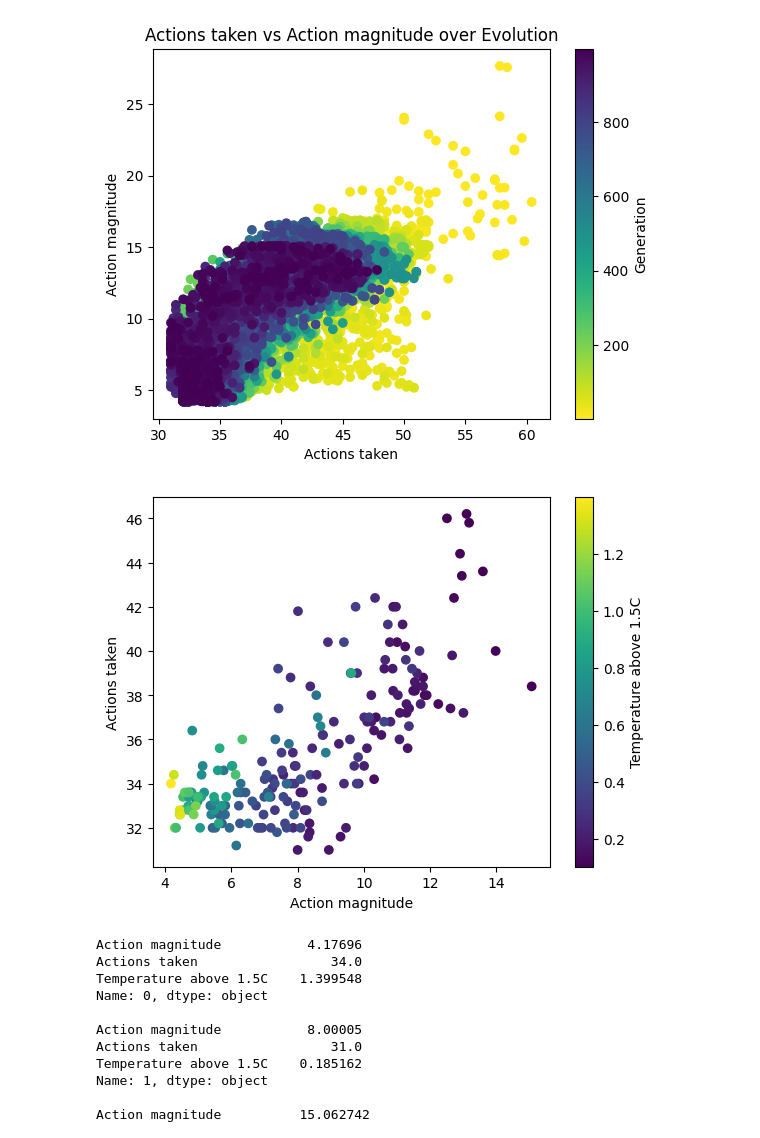
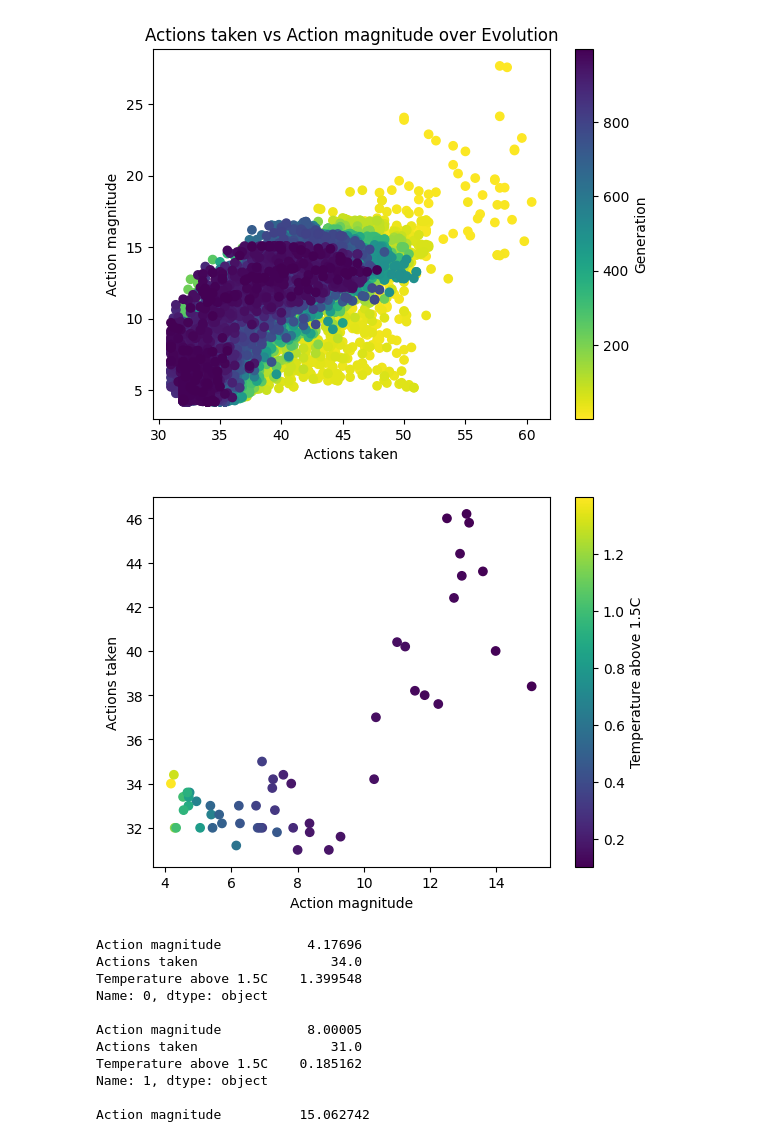
Before and after one commit to cognizant-ai-labs/en-roads-py, a Jupyter notebook: experiments/analysis.ipynb, the cells around one changed output. Drawn from its saved outputs; the diff is of its cells as text; code cells hidden in the pictures.

```diff
--- a/experiments/analysis.ipynb
+++ b/experiments/analysis.ipynb
@@ -171,17 +171,18 @@ plot_two_objective(outcome_keys[1], outcome_keys[0], range(1, gens+1, 5))
 # %%
 def plot_three_objective(objs: list[str], gens: int):
     results_df = pd.read_csv(results_dir / f"{gens}.csv")
+    results_df = results_df[results_df["rank"] == 1]
     fig, ax = plt.subplots()
     ax.set_xlabel(objs[0])
     ax.set_ylabel(objs[1])
     scatter = ax.scatter(results_df[objs[0]], results_df[objs[1]], c=results_df[objs[2]])
     fig.colorbar(scatter, label=objs[2])
 
     plt.show()
 
 plot_three_objective([outcome_keys[0], outcome_keys[1], outcome_keys[2]], gens)
 # %% [output]
-[figure, old version]
+[figure, new version]
 # %%
 best_cand_ids = []
 for outcome, ascending in outcomes.items():
```
Also changed, not shown: parts of 1 cell of this notebook, 20 other files.
